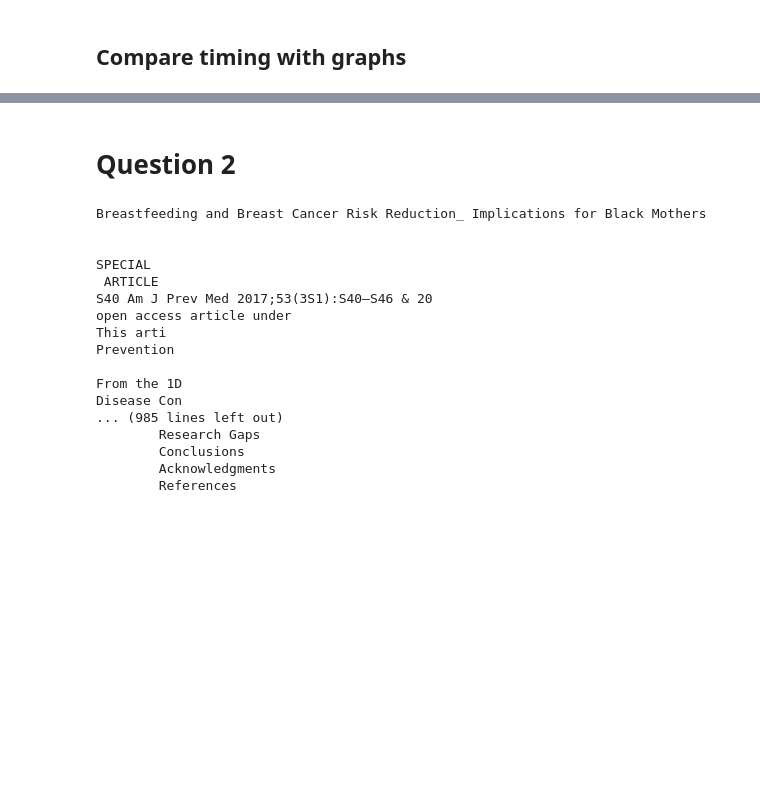
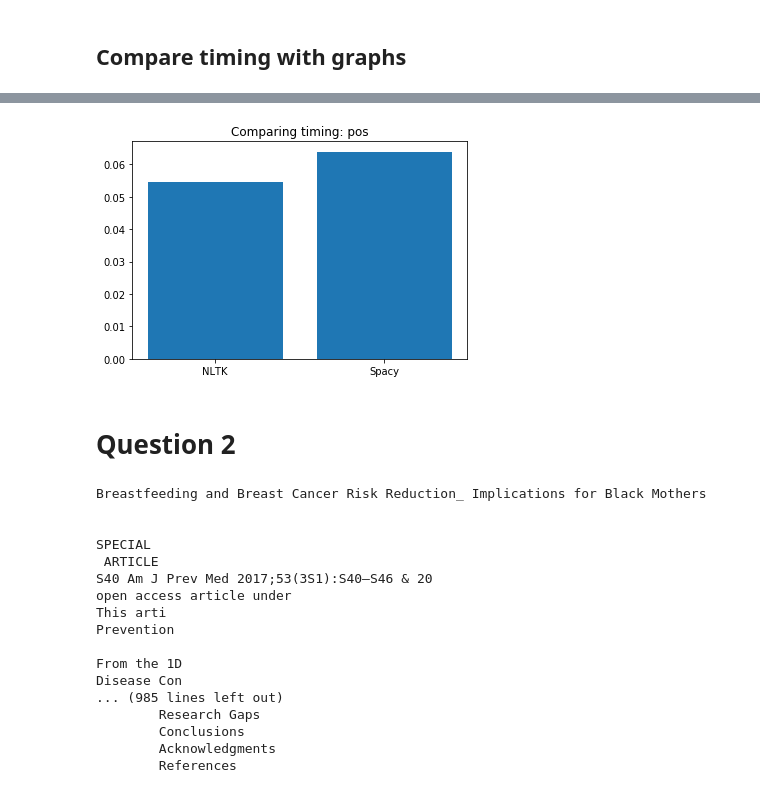
Before and after one commit to MSIA/mlh9188_msia_text_analytics_2020, a Jupyter notebook: Homework_1_jupyter.ipynb, the cells around one changed output, grey strips where cells are left out. Cells and saved outputs as stored; diff of their text form; code cells hidden in the pictures; blank space fills up the shorter version.

```diff
--- a/Homework_1_jupyter.ipynb
+++ b/Homework_1_jupyter.ipynb
@@ -241,3 +228,12 @@ plt.show()
+# %%
+# pos
+mytime4 = [nltk_pos_time, spacy_pos_time]
+plt.bar(packages,mytime4)
+plt.title('Comparing timing: pos')
+# save the figure
+plt.savefig('pos.png', dpi=300, bbox_inches='tight')
+# %% [output]
+[figure, added]
 # %% [markdown]
 # Question 2
 # %%
```
Also changed, not shown: parts of 15 cells of this notebook.
